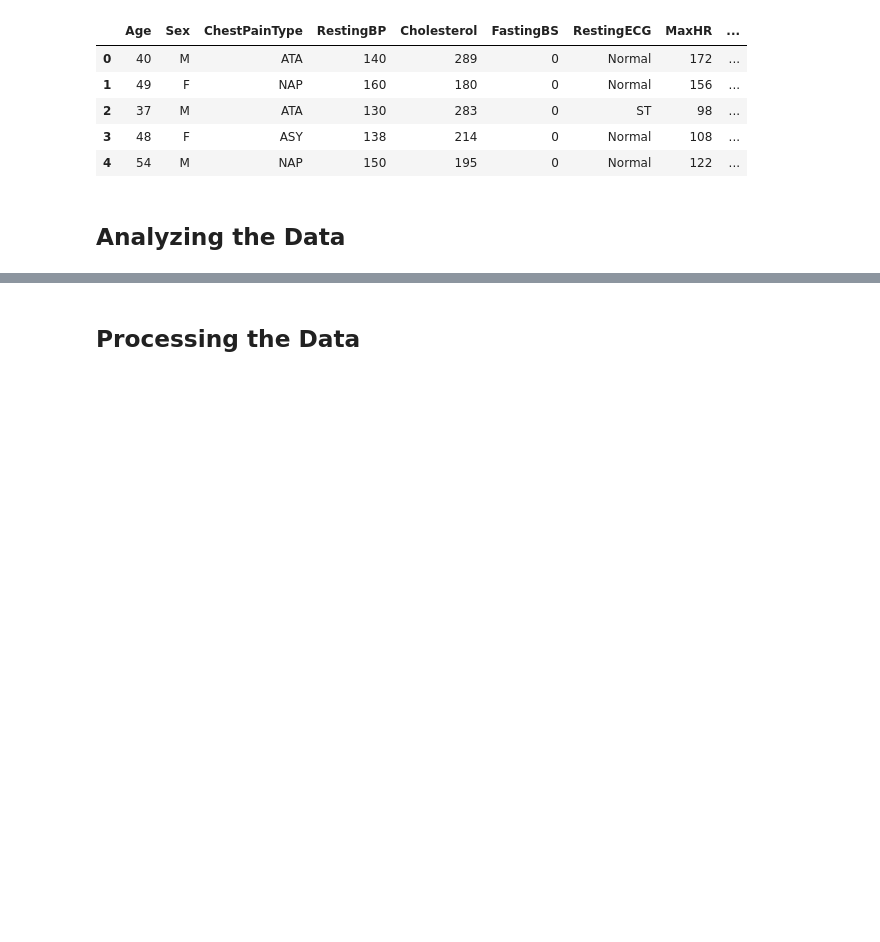
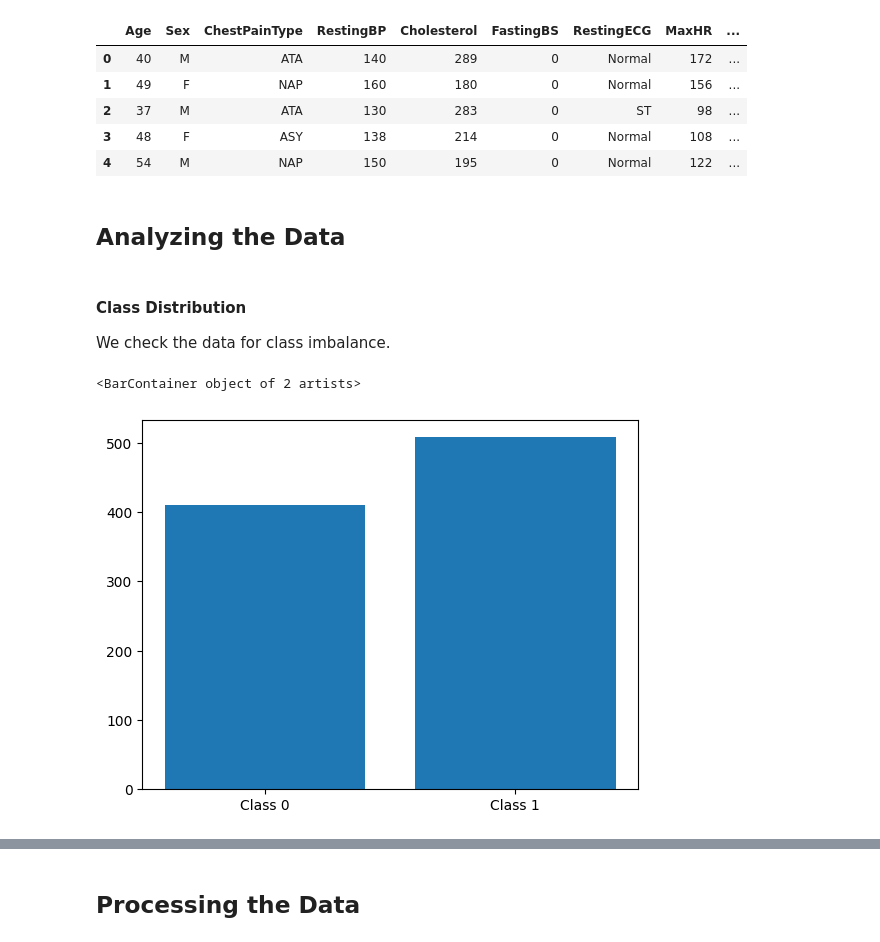
Before and after one commit to SagarParekh97/Decision-Making-under-Uncertainty, a Jupyter notebook: P1/P1.ipynb, the cells around one changed output, grey strips where cells are left out. Saved outputs shown, nothing was run; the diff lists cells and outputs as text; code cells hidden in the pictures; blank space fills up the shorter version.

```diff
--- a/P1/P1.ipynb
+++ b/P1/P1.ipynb
@@ -32,3 +43,12 @@ raw_data.head()
 | 4 | 54 | M | NAP | 150 | 195 | 0 | Normal | 122 | ... |
 # %% [markdown]
 ## Analyzing the Data
+# %% [markdown]
+#### Class Distribution
+We check the data for class imbalance.
+# %%
+[num_1, num_0] = raw_data.HeartDisease.value_counts()
+plt.bar(['Class 0', 'Class 1'], [num_0, num_1])
+# %% [output]
+<BarContainer object of 2 artists>
+[figure, added]
```
Also changed, not shown: parts of 55 cells of this notebook, 4 other files.
